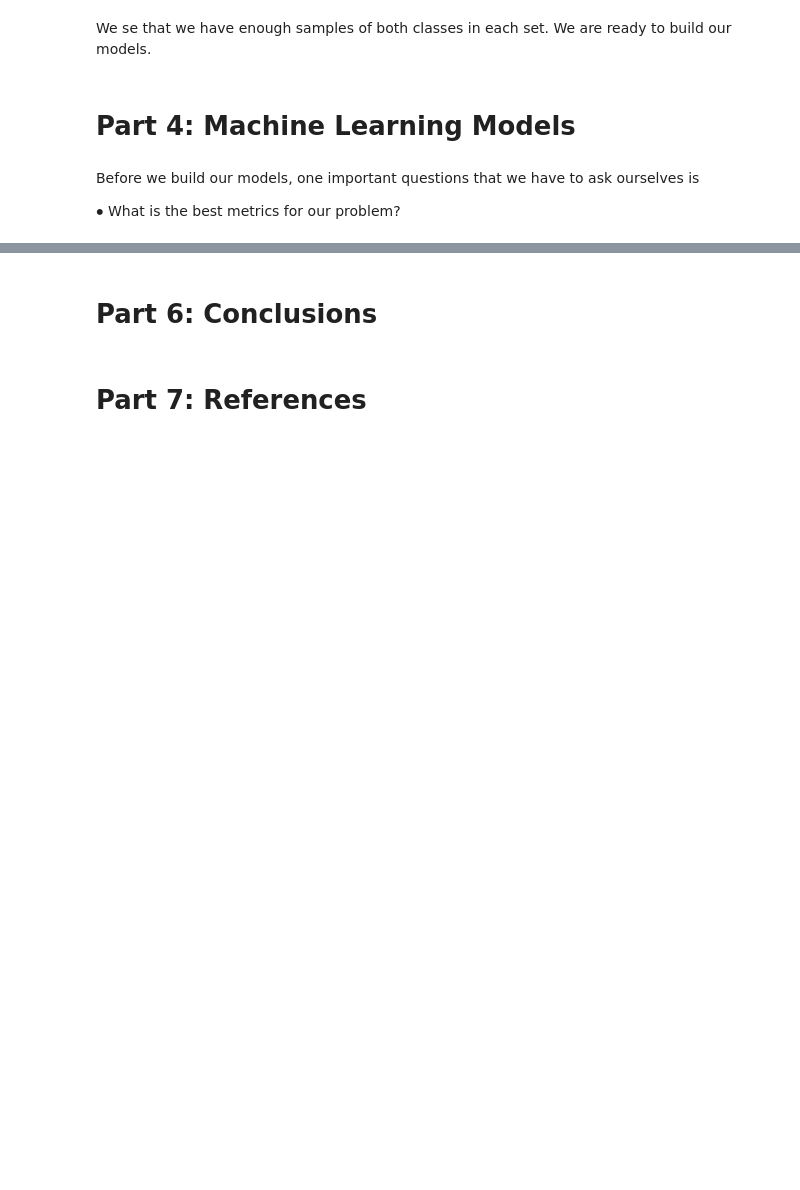
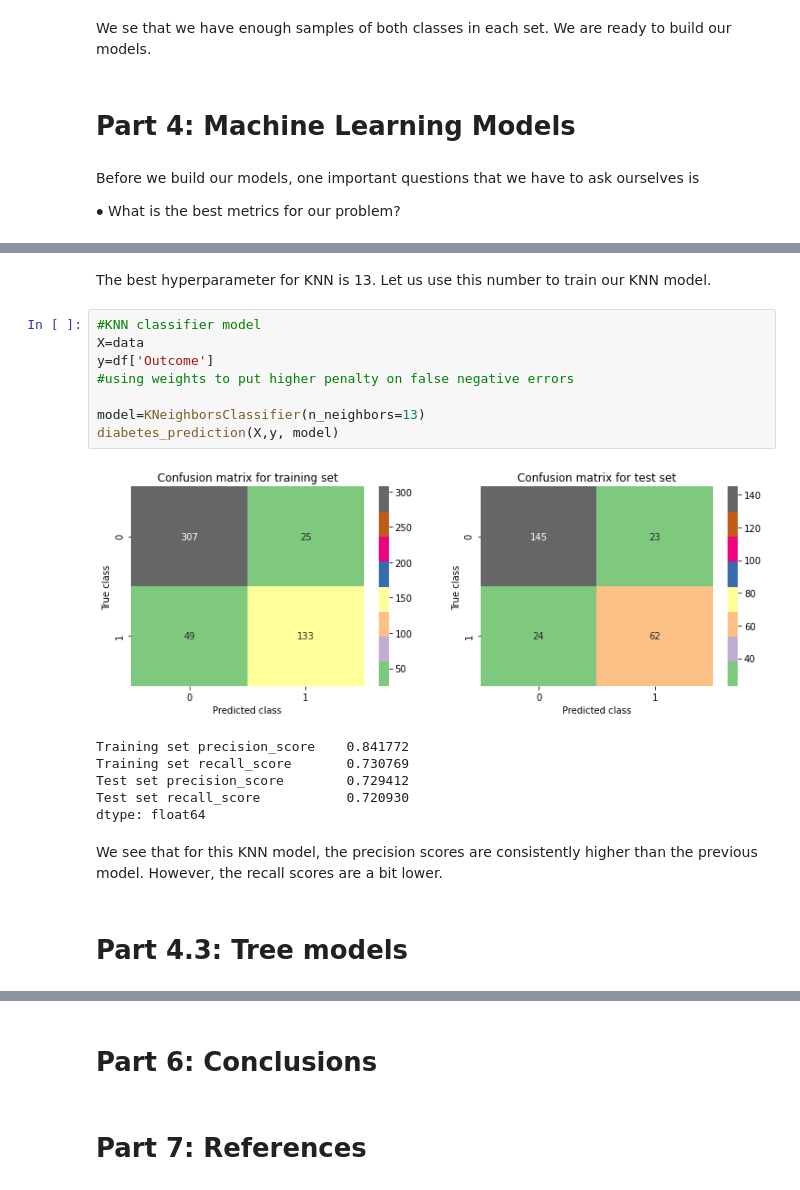
Before and after one commit to tungprime/Diabete-prediction, a Jupyter notebook: Diabetes predictions.ipynb, the cells around one changed output, grey strips where cells are left out. Saved outputs shown, nothing was run; the diff lists cells and outputs as text; blank space fills up the shorter version.

```diff
--- a/Diabetes predictions.ipynb
+++ b/Diabetes predictions.ipynb
@@ -318,0 +457,21 @@ $\bullet$ What is the best metrics for our problem?
+# %% [markdown]
+The best hyperparameter for KNN is 13. Let us use this number to train our KNN model.
+# %%
+#KNN classifier model
+X=data
+y=df['Outcome']
+#using weights to put higher penalty on false negative errors
+
+model=KNeighborsClassifier(n_neighbors=13)
+diabetes_prediction(X,y, model)
+# %% [output]
+[figure, added]
+Training set precision_score    0.841772
+Training set recall_score       0.730769
+Test set precision_score        0.729412
+Test set recall_score           0.720930
+dtype: float64
+# %% [markdown]
+We see that for this KNN model, the precision scores are consistently higher than the previous model. However, the recall scores are a bit lower.
+# %% [markdown]
+# Part 4.3: Tree models
```
Also changed, not shown: parts of 23 cells of this notebook.
